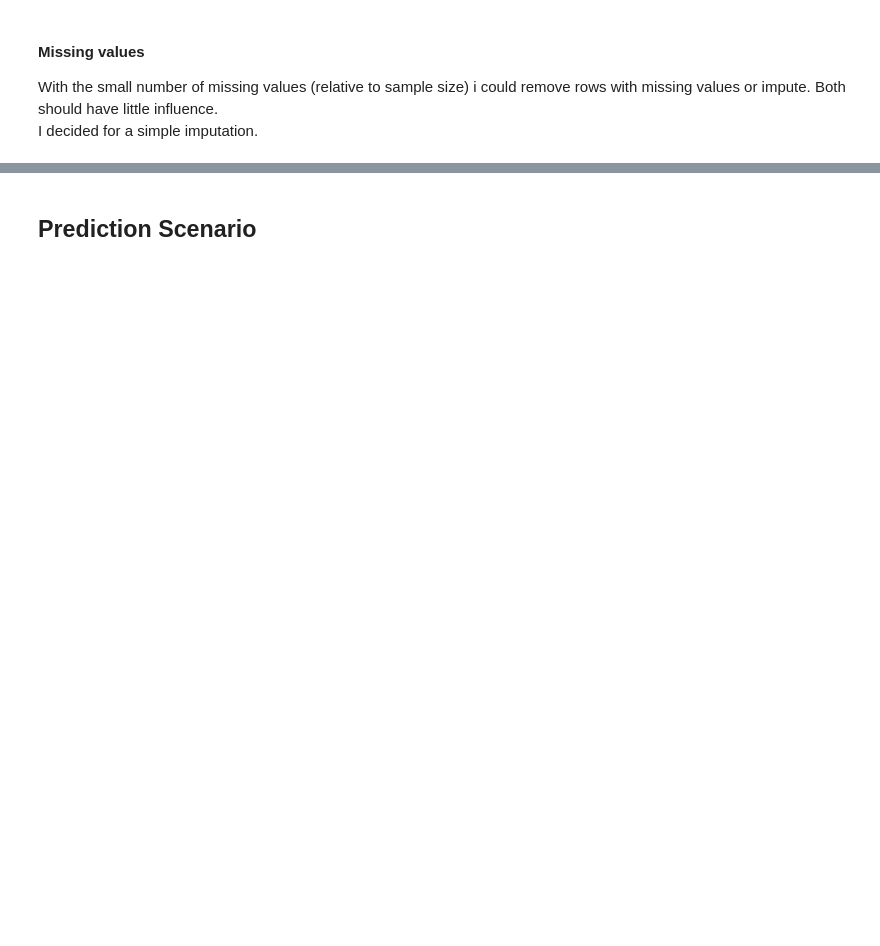
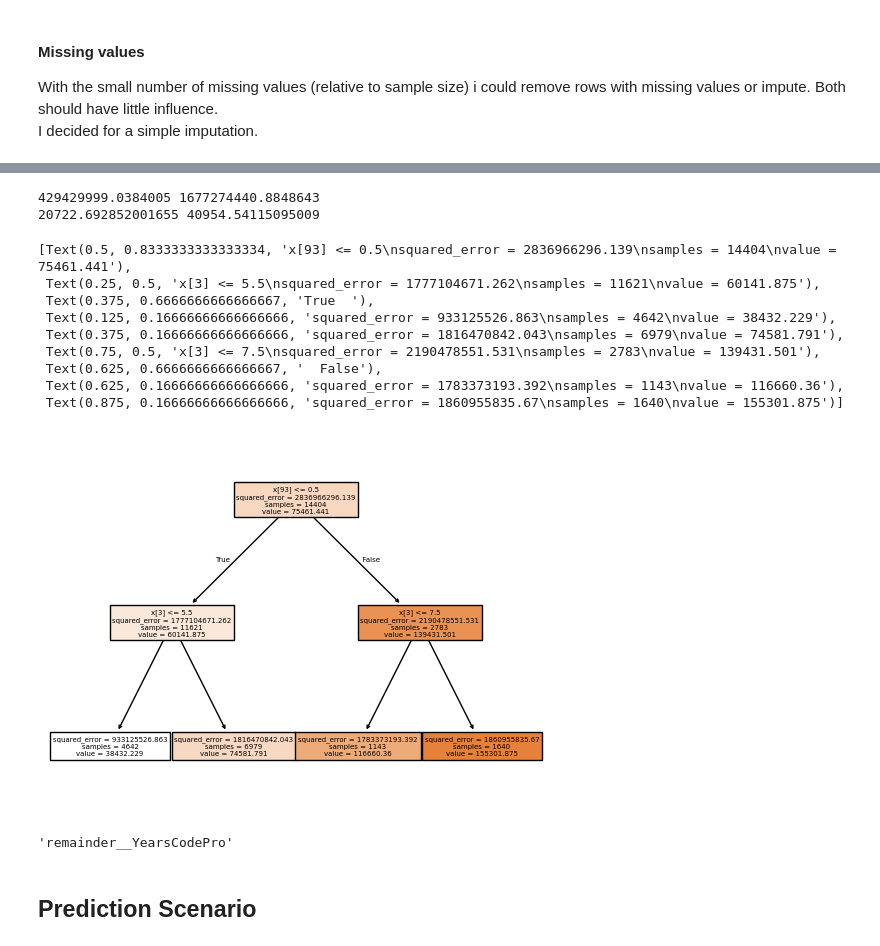
Before and after one commit to DavidB1999/Udacity-Project---Stack-Overflow-Annual-Developer-Survey, a Jupyter notebook: Analysis.ipynb, the cells around one changed output, grey strips where cells are left out. Saved outputs shown, nothing was run; the diff lists cells and outputs as text; code cells hidden in the pictures; blank space fills up the shorter version.

Commit message:
Started model building

```diff
--- a/Analysis.ipynb
+++ b/Analysis.ipynb
@@ -440,8 +467,8 @@ df2.head()
 
 While there is some order of education level this does not hold true for all categories (different types rather than different level), therefore we stick to dummy encoding.
 # %%
-df2 = pd.get_dummies(df2, columns=['EdLevel'], dtype=float)
-df2.head()
+df3 = pd.get_dummies(df3, columns=['EdLevel'], dtype=float)
+df3.head()
 # %% [output]
 |  | YearsCode | YearsCodePro | DevType | OrgSize | PurchaseInfluence | ConvertedCompYearly | ... |
 | 72 | 3 | 1 | Data scientist or machine learnin... | 100 to 499 employees | I have some influence | 7322.0 | ... |
@@ -587,0 +615,14 @@ Handle high outliers by leaf median for prediction.
+# %%
+df3 = df3[df3.ConvertedCompYearly<250000]
+X =  df3.drop(columns=['ConvertedCompYearly'])
+y =  df3['ConvertedCompYearly']
+
+# train test split
+X_train, X_test, y_train, y_test = train_test_split(X, y, test_size=0.2, random_state=10)
+
+print(
+    X_train.shape,
+    X_test.shape,
+    y_train.shape,
+    y_test.shape
+)
@@ -587,0 +631,22 @@ Handle high outliers by leaf median for prediction.
+# %%
+# define pipeline to have clear process:
+
+# Columns to impute
+impute_cols = ['OrgSize_encoded', 'PurchaseInfluence_encoded']
+
+# ColumnTransformer to apply imputer only to those columns
+preprocessor = ColumnTransformer(
+    transformers=[
+        ('impute_selected', SimpleImputer(strategy='most_frequent'), impute_cols)
+    ],
+    remainder='passthrough',  # keep other columns as they are
+    force_int_remainder_cols=False
+)
+
+
+pipeline = Pipeline([
+    ('preprocessing', preprocessor),
+    ('tree', DecisionTreeRegressor(max_depth=20)) # start with high level of depth but still interpretable
+])
+# %%
+pipeline.fit(X_train, y_train)
@@ -588,2 +662,33 @@ Handle high outliers by leaf median for prediction.
+# %%
+yhat_train = pipeline.predict(X_train)
+yhat_test = pipeline.predict(X_test)
+
+mse_train = mean_squared_error(y_train, yhat_train)
+mse_test = mean_squared_error(y_test, yhat_test)
+
+print(mse_train, mse_test)
+print(np.sqrt(mse_train), np.sqrt(mse_test))
+# %% [output]
+429429999.0384005 1677274440.8848643
+20722.692852001655 40954.54115095009
+# %%
+tree_model = pipeline.named_steps['tree']
+
+plot_tree(tree_model, filled=True)
+# %% [output]
+[Text(0.5, 0.8333333333333334, 'x[93] <= 0.5\nsquared_error = 2836966296.139\nsamples = 14404\nvalue = 75461.441'),
+ Text(0.25, 0.5, 'x[3] <= 5.5\nsquared_error = 1777104671.262\nsamples = 11621\nvalue = 60141.875'),
+ Text(0.375, 0.6666666666666667, 'True  '),
+ Text(0.125, 0.16666666666666666, 'squared_error = 933125526.863\nsamples = 4642\nvalue = 38432.229'),
+ Text(0.375, 0.16666666666666666, 'squared_error = 1816470842.043\nsamples = 6979\nvalue = 74581.791'),
+ Text(0.75, 0.5, 'x[3] <= 7.5\nsquared_error = 2190478551.531\nsamples = 2783\nvalue = 139431.501'),
+ Text(0.625, 0.6666666666666667, '  False'),
+ Text(0.625, 0.16666666666666666, 'squared_error = 1783373193.392\nsamples = 1143\nvalue = 116660.36'),
+ Text(0.875, 0.16666666666666666, 'squared_error = 1860955835.67\nsamples = 1640\nvalue = 155301.875')]
+[figure, added]
+# %%
+pipeline[:-1].get_feature_names_out()[3]
+# %% [output]
+'remainder__YearsCodePro'
 # %% [markdown]
 ## Prediction Scenario
```
Also changed, not shown: parts of 30 cells of this notebook.
